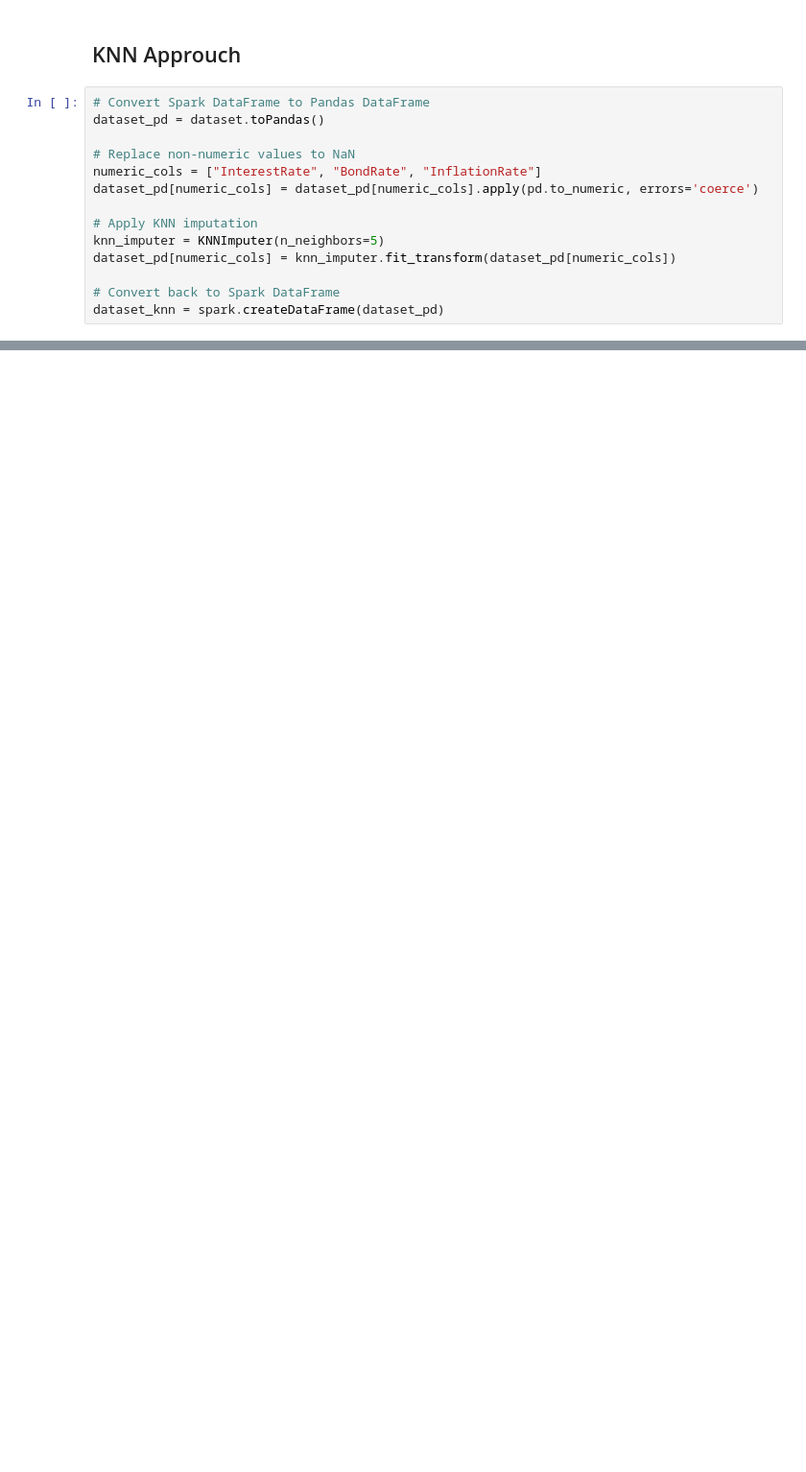
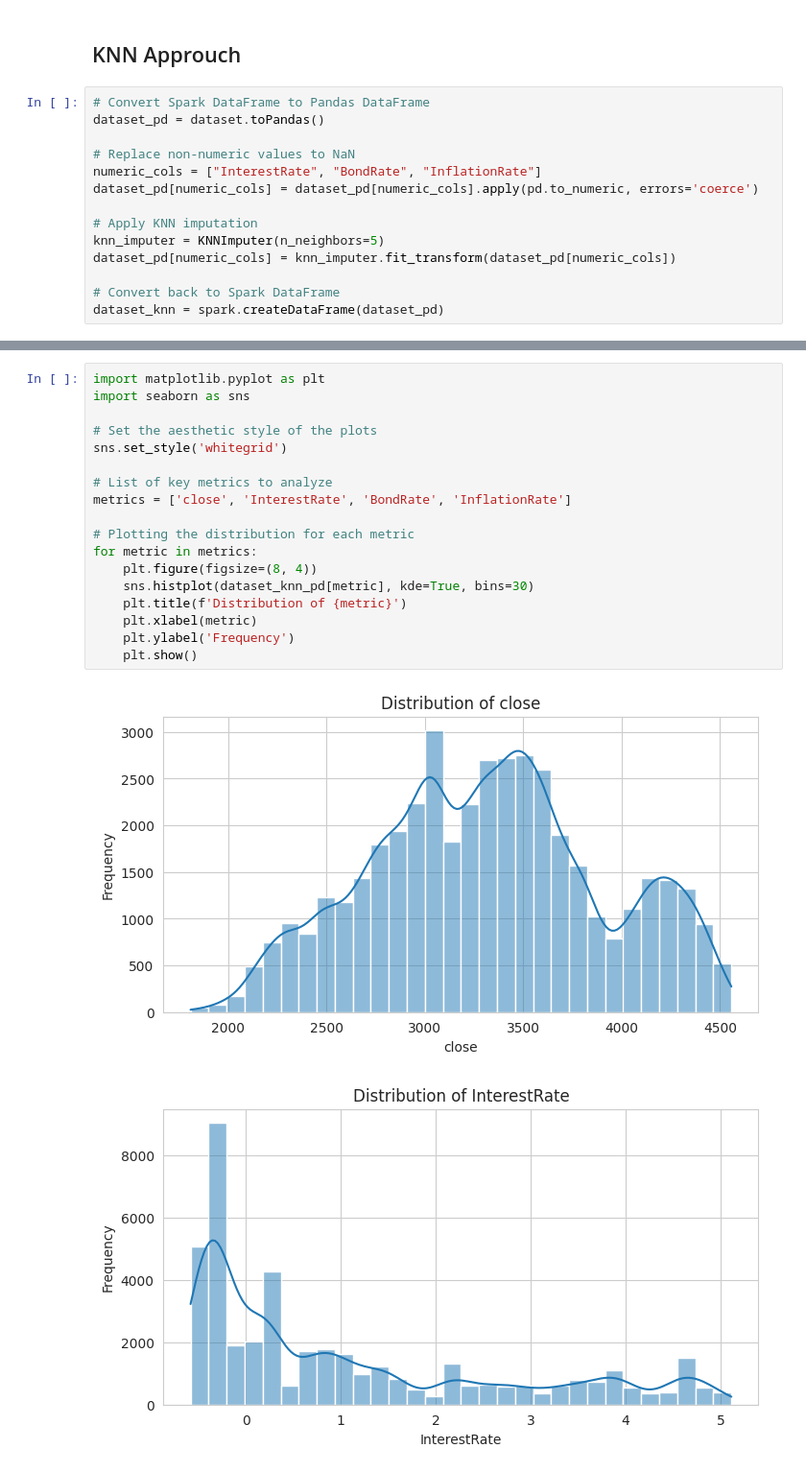
Before and after one commit to Fabio-Poli/CCT-Thesis-Project, a Jupyter notebook: Project_Code/Project.ipynb, the cells around one changed output, grey strips where cells are left out. Shown at 96% size. Drawn from its saved outputs; the diff is of its cells as text; blank space fills up the shorter version.

```diff
--- a/Project_Code/Project.ipynb
+++ b/Project_Code/Project.ipynb
@@ -1054,0 +1103,21 @@ Percentage of Rows with missing any one rate: 0.00%
+# %%
+import matplotlib.pyplot as plt
+import seaborn as sns
+
+# Set the aesthetic style of the plots
+sns.set_style('whitegrid')
+
+# List of key metrics to analyze
+metrics = ['close', 'InterestRate', 'BondRate', 'InflationRate']
+
+# Plotting the distribution for each metric
+for metric in metrics:
+    plt.figure(figsize=(8, 4))
+    sns.histplot(dataset_knn_pd[metric], kde=True, bins=30)
+    plt.title(f'Distribution of {metric}')
+    plt.xlabel(metric)
+    plt.ylabel('Frequency')
+    plt.show()
+# %% [output]
+[figure, added]
+[figure, added]
```
Also changed, not shown: parts of 19 cells of this notebook.
